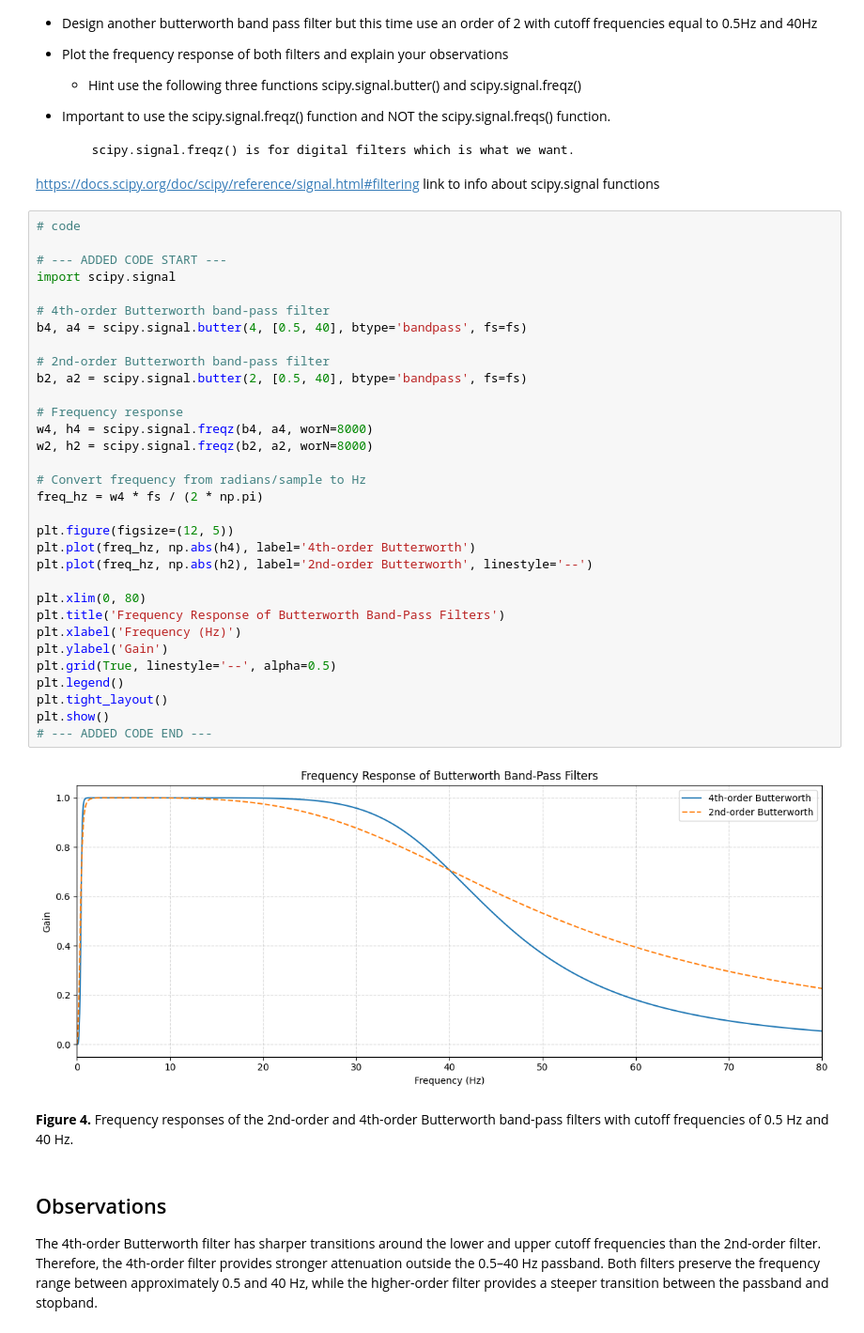
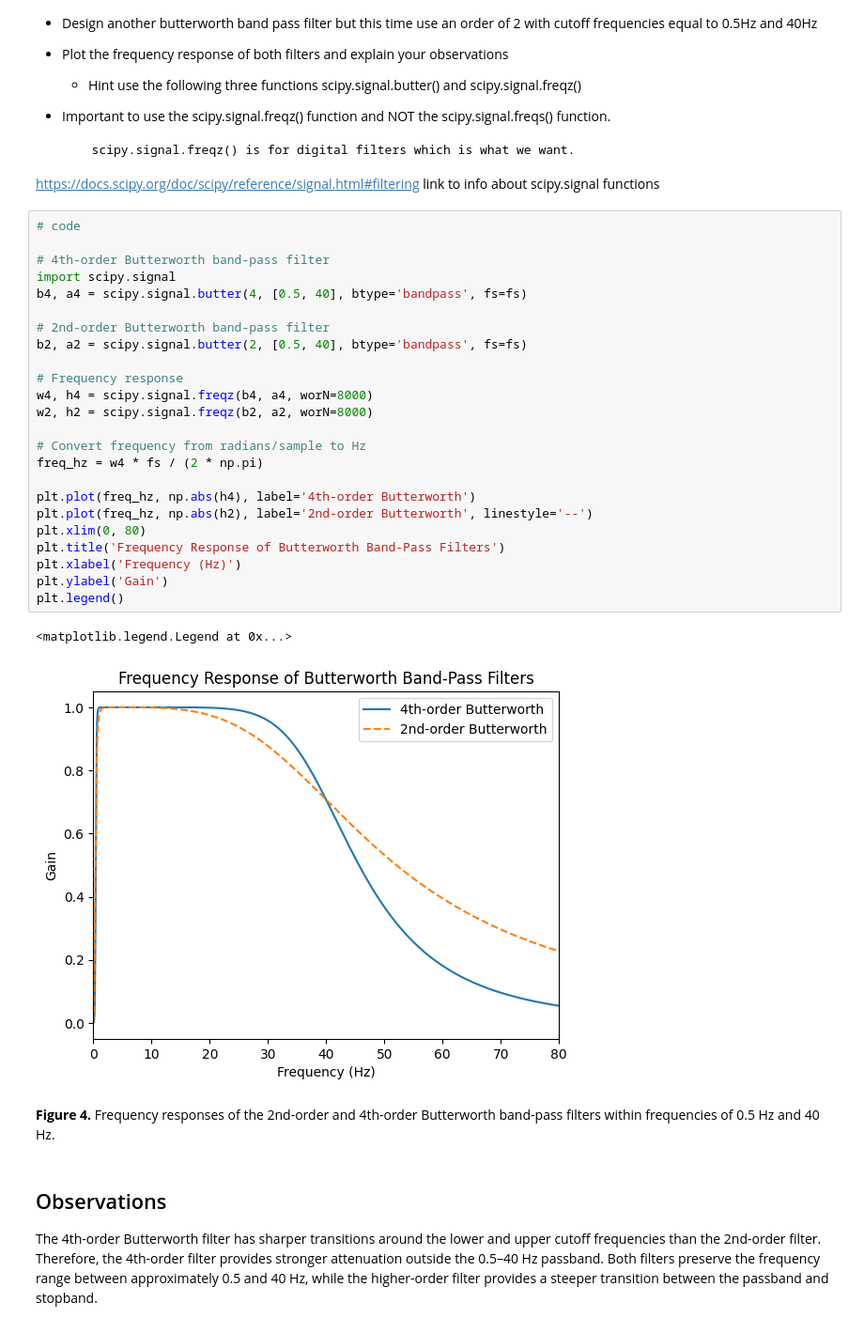
Before and after one commit to simulate111/Acquisition-and-Analysis-of-Biosignals, a Jupyter notebook: dtek0042_exercise_2.ipynb, the cells around one changed output. Shown at 94% size. Drawn from its saved outputs; the diff is of its cells as text.

```diff
--- a/dtek0042_exercise_2.ipynb
+++ b/dtek0042_exercise_2.ipynb
@@ -137,39 +122,32 @@ https://docs.scipy.org/doc/scipy/reference/signal.html#filtering link to info ab
 # %%
 # code
 
-# --- ADDED CODE START ---
+# 4th-order Butterworth band-pass filter
 import scipy.signal
-
-# 4th-order Butterworth band-pass filter
 b4, a4 = scipy.signal.butter(4, [0.5, 40], btype='bandpass', fs=fs)
 
 # 2nd-order Butterworth band-pass filter
 b2, a2 = scipy.signal.butter(2, [0.5, 40], btype='bandpass', fs=fs)
 
 # Frequency response
 w4, h4 = scipy.signal.freqz(b4, a4, worN=8000)
 w2, h2 = scipy.signal.freqz(b2, a2, worN=8000)
 
 # Convert frequency from radians/sample to Hz
 freq_hz = w4 * fs / (2 * np.pi)
 
-plt.figure(figsize=(12, 5))
 plt.plot(freq_hz, np.abs(h4), label='4th-order Butterworth')
 plt.plot(freq_hz, np.abs(h2), label='2nd-order Butterworth', linestyle='--')
-
 plt.xlim(0, 80)
 plt.title('Frequency Response of Butterworth Band-Pass Filters')
 plt.xlabel('Frequency (Hz)')
 plt.ylabel('Gain')
-plt.grid(True, linestyle='--', alpha=0.5)
 plt.legend()
-plt.tight_layout()
-plt.show()
-# --- ADDED CODE END ---
 # %% [output]
+<matplotlib.legend.Legend at 0x...>
-[figure, old version]
+[figure, new version]
 # %% [markdown]
-**Figure 4.** Frequency responses of the 2nd-order and 4th-order Butterworth band-pass filters with cutoff frequencies of 0.5 Hz and 40 Hz.
+**Figure 4.** Frequency responses of the 2nd-order and 4th-order Butterworth band-pass filters within frequencies of 0.5 Hz and 40 Hz.
 # %% [markdown]
 ## Observations
 
```
Also changed, not shown: parts of 12 cells of this notebook.
